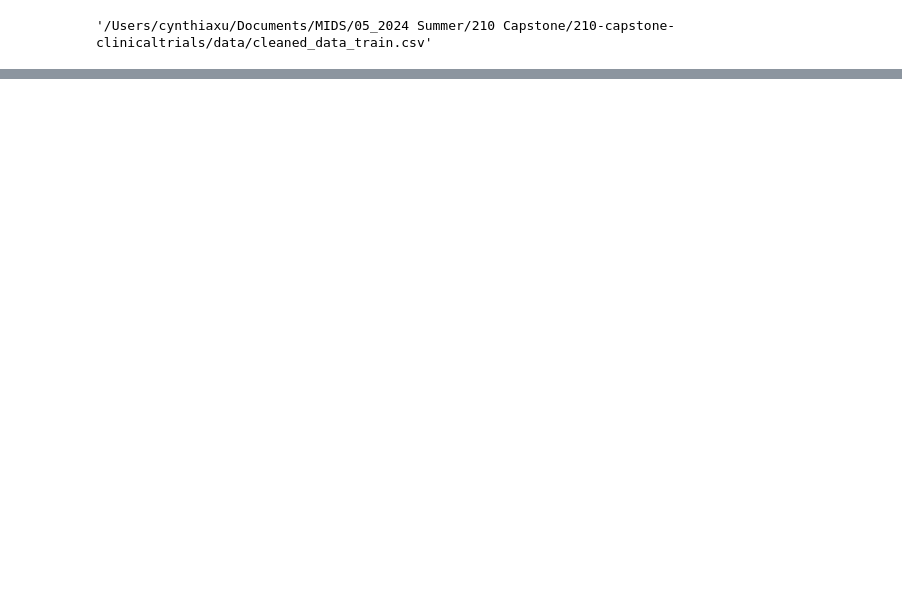
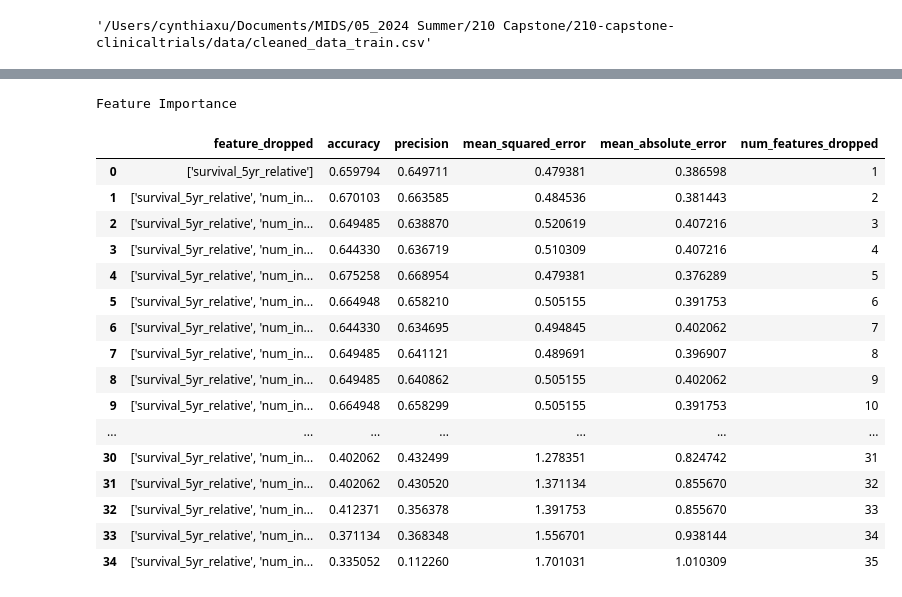
Before and after one commit to cynthiaxu04/predicting-clinicaltrials, a Jupyter notebook: model/feature_ablation.ipynb, the cells around one changed output, grey strips where cells are left out. Cells and saved outputs as stored; diff of their text form; code cells hidden in the pictures; blank space fills up the shorter version.

```diff
--- a/model/feature_ablation.ipynb
+++ b/model/feature_ablation.ipynb
@@ -122,0 +237,23 @@ Feature Importance
+# %%
+styled_df = results3.style.background_gradient(cmap='Greens') \
+                 .set_caption('Feature Importance')
+styled_df
+# %% [output]
+Feature Importance
+|  | feature_dropped | accuracy | precision | mean_squared_error | mean_absolute_error | num_features_dropped |
+| 0 | ['survival_5yr_relative'] | 0.659794 | 0.649711 | 0.479381 | 0.386598 | 1 |
+| 1 | ['survival_5yr_relative', 'num_in... | 0.670103 | 0.663585 | 0.484536 | 0.381443 | 2 |
+| 2 | ['survival_5yr_relative', 'num_in... | 0.649485 | 0.638870 | 0.520619 | 0.407216 | 3 |
+| 3 | ['survival_5yr_relative', 'num_in... | 0.644330 | 0.636719 | 0.510309 | 0.407216 | 4 |
+| 4 | ['survival_5yr_relative', 'num_in... | 0.675258 | 0.668954 | 0.479381 | 0.376289 | 5 |
+| 5 | ['survival_5yr_relative', 'num_in... | 0.664948 | 0.658210 | 0.505155 | 0.391753 | 6 |
+| 6 | ['survival_5yr_relative', 'num_in... | 0.644330 | 0.634695 | 0.494845 | 0.402062 | 7 |
+| 7 | ['survival_5yr_relative', 'num_in... | 0.649485 | 0.641121 | 0.489691 | 0.396907 | 8 |
+| 8 | ['survival_5yr_relative', 'num_in... | 0.649485 | 0.640862 | 0.505155 | 0.402062 | 9 |
+| 9 | ['survival_5yr_relative', 'num_in... | 0.664948 | 0.658299 | 0.505155 | 0.391753 | 10 |
+| ... | ... | ... | ... | ... | ... | ... |
+| 30 | ['survival_5yr_relative', 'num_in... | 0.402062 | 0.432499 | 1.278351 | 0.824742 | 31 |
+| 31 | ['survival_5yr_relative', 'num_in... | 0.402062 | 0.430520 | 1.371134 | 0.855670 | 32 |
+| 32 | ['survival_5yr_relative', 'num_in... | 0.412371 | 0.356378 | 1.391753 | 0.855670 | 33 |
+| 33 | ['survival_5yr_relative', 'num_in... | 0.371134 | 0.368348 | 1.556701 | 0.938144 | 34 |
+| 34 | ['survival_5yr_relative', 'num_in... | 0.335052 | 0.112260 | 1.701031 | 1.010309 | 35 |
```
Also changed, not shown: parts of 15 cells of this notebook, 8 other files.
